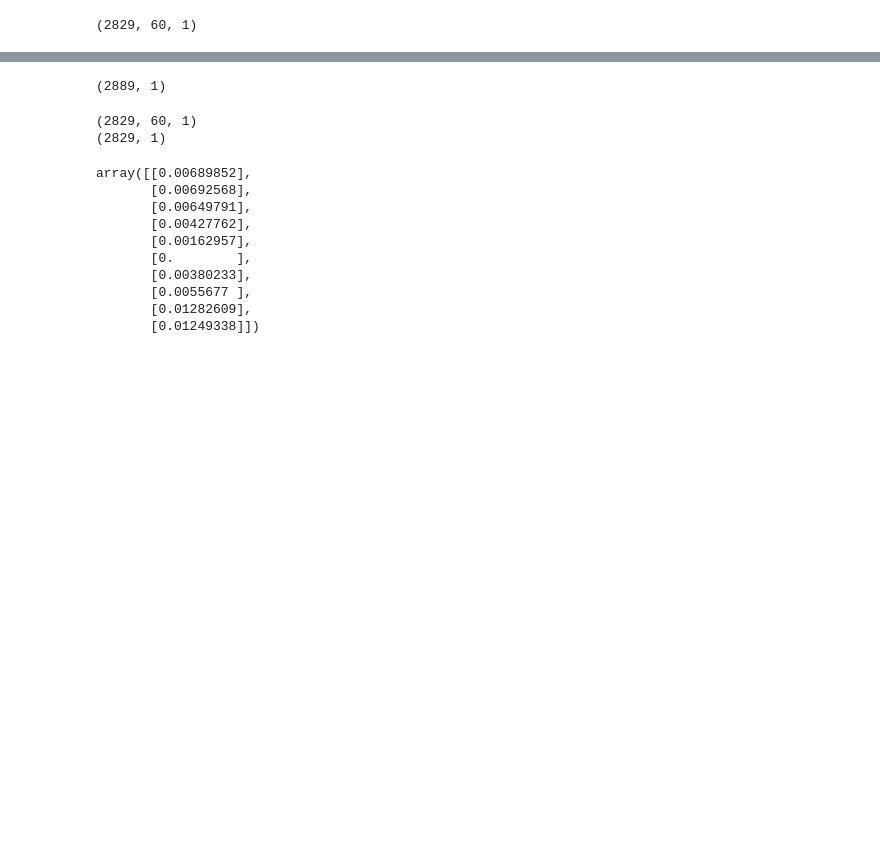
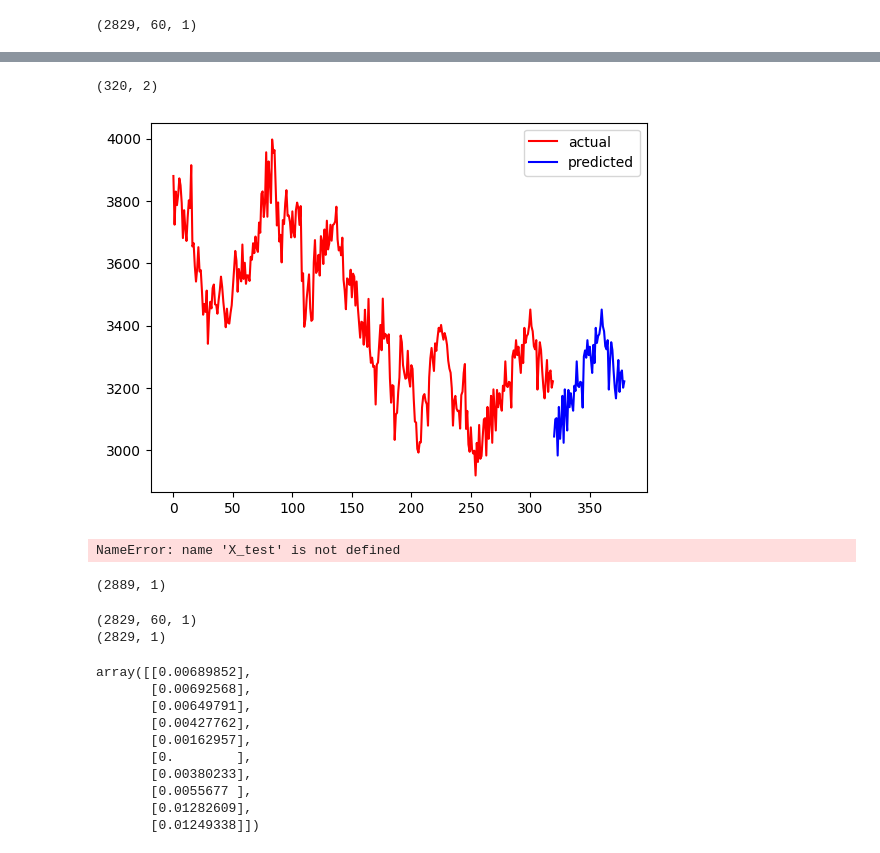
Before and after one commit to RitwikRaj24/Mathematics-for-Intelligent-Systems, a Jupyter notebook: notebook.ipynb, the cells around one changed output, grey strips where cells are left out. Saved outputs shown, nothing was run; the diff lists cells and outputs as text; code cells hidden in the pictures; blank space fills up the shorter version.

```diff
--- a/notebook.ipynb
+++ b/notebook.ipynb
@@ -427,0 +456,3 @@ Epoch 6/10
+# %%
+# Making a prediction based on the last 60 days
+x_forecast = model.predict(X_test[-60:])
@@ -427,0 +461,2 @@ Epoch 6/10
+# %%
+x_forecast = scaler.inverse_transform(x_forecast)
@@ -427,0 +489,11 @@ Epoch 6/10
+# %%
+# plt.plot(predictions)
+# plt.plot(y_test)
+# plt.plot(x_forecast)
+pred_series = pd.Series(predictions[:,0])
+y_test_series = pd.Series(y_test[:,0])
+x_forecast = pd.Series(x_forecast[:, 0])
+# %%
+df1 = pd.concat([pred_series, y_test_series], axis=1)
+df2 = pd.concat([df1, x_forecast], axis=0, ignore_index=True)
+df2 = df2.fillna(0)
@@ -428,3 +516,19 @@ Epoch 6/10
+# %%
+# df2[-61:]
+df1.shape
+# %% [output]
+(320, 2)
+# %%
+# df2[0].plot()
+plt.plot(df2[0][:320], color='red', label='actual')
+plt.plot(df2[0][320:], color='blue', label='predicted');
+plt.legend();
+# %% [output]
+[figure, added]
+# %%
+X_test.shape
+# %% [output]
+NameError: name 'X_test' is not defined
 # %%
 train_data.shape
 # %% [output]
```
Also changed, not shown: parts of 12 cells of this notebook, 4 other files.
